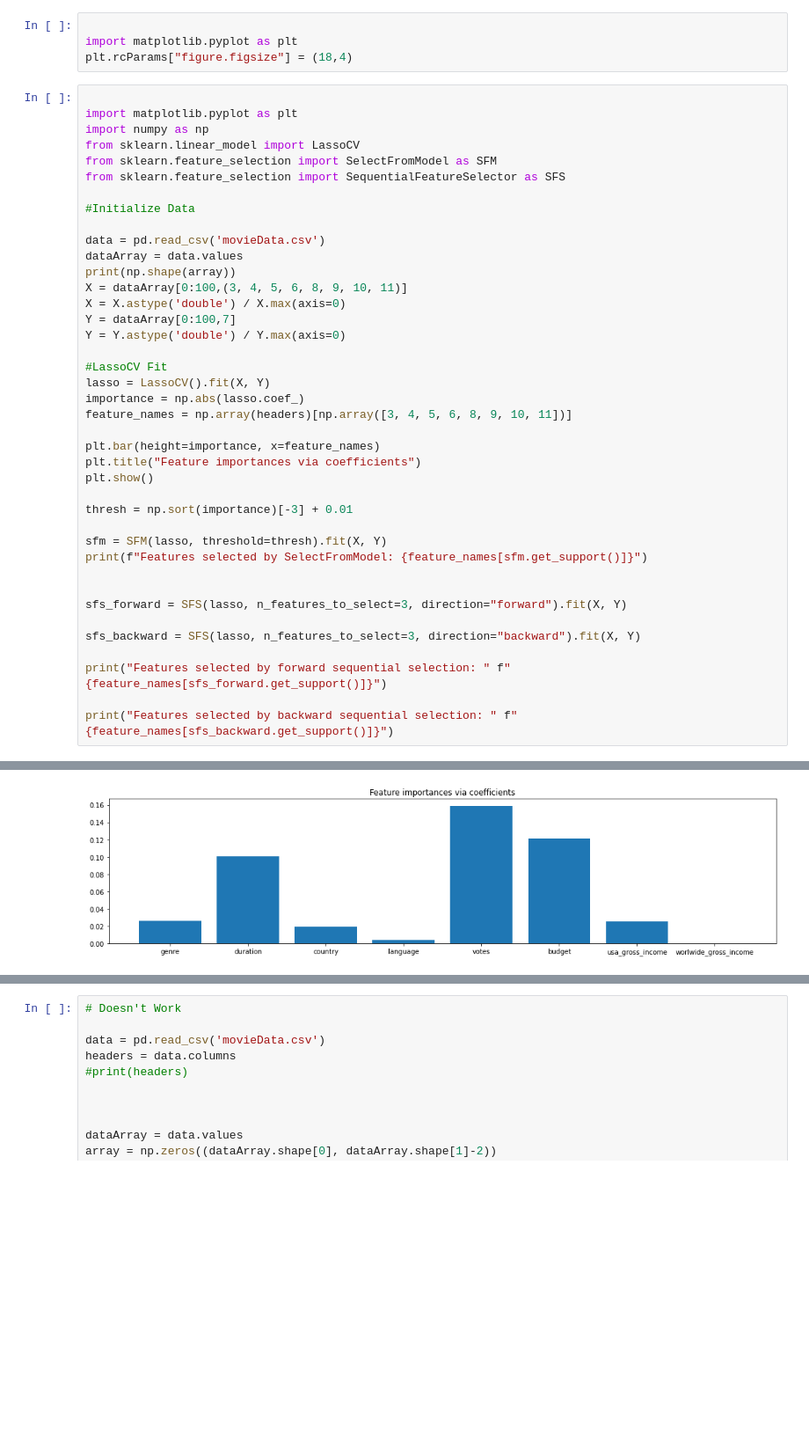
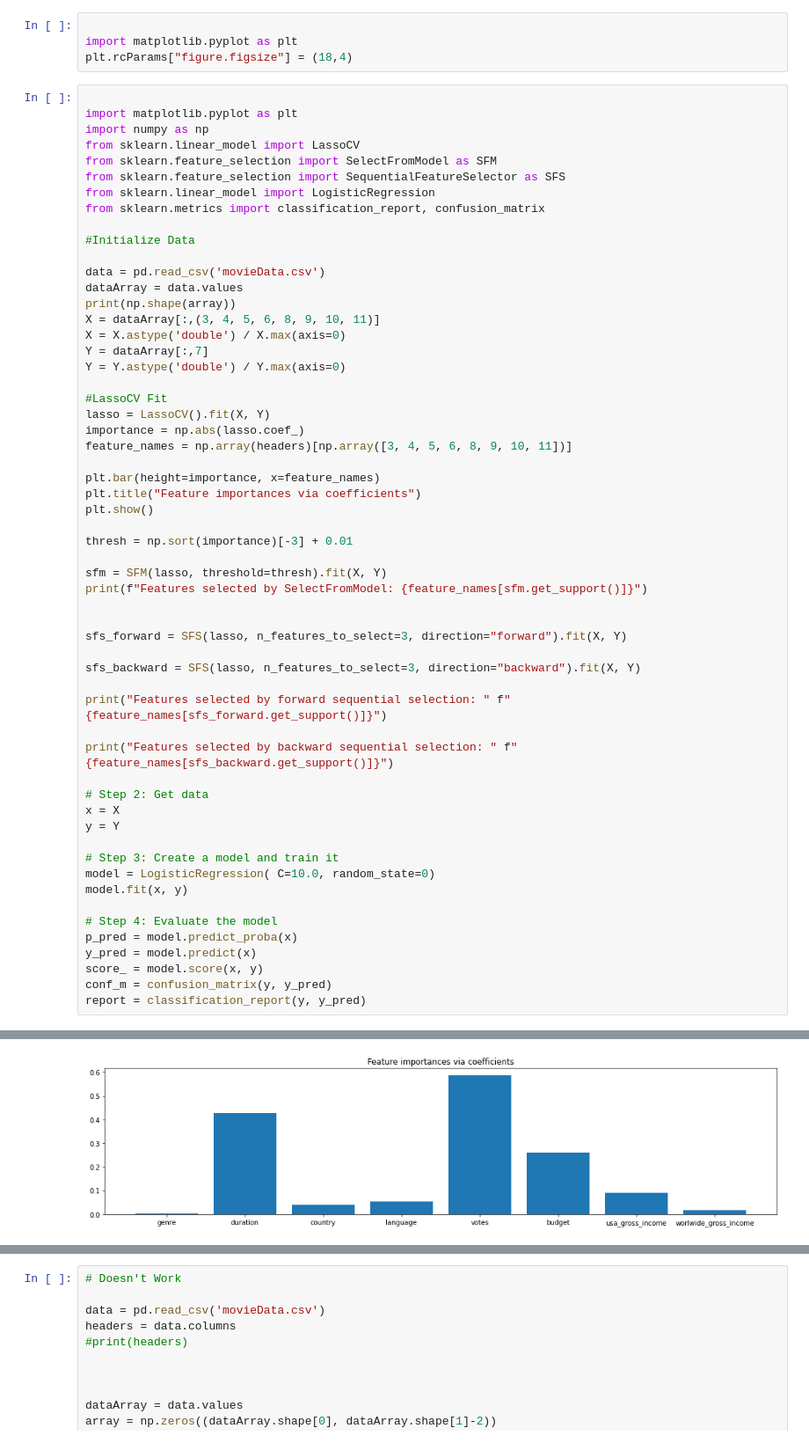
Before and after one commit to MaxwellXChen/Machine-Learning-and-Movies, a Jupyter notebook: DataProcecssing.ipynb, the cells around one changed output, grey strips where cells are left out. Shown at 88% size. Saved outputs shown, nothing was run; the diff lists cells and outputs as text; blank space fills up the shorter version.

```diff
--- a/DataProcecssing.ipynb
+++ b/DataProcecssing.ipynb
@@ -84,39 +84,56 @@ import numpy as np
 from sklearn.linear_model import LassoCV
 from sklearn.feature_selection import SelectFromModel as SFM
 from sklearn.feature_selection import SequentialFeatureSelector as SFS
+from sklearn.linear_model import LogisticRegression
+from sklearn.metrics import classification_report, confusion_matrix
 
 #Initialize Data
 
 data = pd.read_csv('movieData.csv')
 dataArray = data.values
 print(np.shape(array))
-X = dataArray[0:100,(3, 4, 5, 6, 8, 9, 10, 11)]
+X = dataArray[:,(3, 4, 5, 6, 8, 9, 10, 11)]
 X = X.astype('double') / X.max(axis=0)
-Y = dataArray[0:100,7]
+Y = dataArray[:,7]
 Y = Y.astype('double') / Y.max(axis=0)
 
 #LassoCV Fit
 lasso = LassoCV().fit(X, Y)
 importance = np.abs(lasso.coef_)
 feature_names = np.array(headers)[np.array([3, 4, 5, 6, 8, 9, 10, 11])]
 
 plt.bar(height=importance, x=feature_names)
 plt.title("Feature importances via coefficients")
 plt.show()
 
 thresh = np.sort(importance)[-3] + 0.01
 
 sfm = SFM(lasso, threshold=thresh).fit(X, Y)
 print(f"Features selected by SelectFromModel: {feature_names[sfm.get_support()]}")
 
 
 sfs_forward = SFS(lasso, n_features_to_select=3, direction="forward").fit(X, Y)
 
 sfs_backward = SFS(lasso, n_features_to_select=3, direction="backward").fit(X, Y)
 
 print("Features selected by forward sequential selection: " f"{feature_names[sfs_forward.get_support()]}")
 
 print("Features selected by backward sequential selection: " f"{feature_names[sfs_backward.get_support()]}")
+
+# Step 2: Get data
+x = X
+y = Y
+
+# Step 3: Create a model and train it
+model = LogisticRegression( C=10.0, random_state=0)
+model.fit(x, y)
+
+# Step 4: Evaluate the model
+p_pred = model.predict_proba(x)
+y_pred = model.predict(x)
+score_ = model.score(x, y)
+conf_m = confusion_matrix(y, y_pred)
+report = classification_report(y, y_pred)
 # %% [output]
 (6083, 13)
-[figure, old version]
+[figure, new version]
```
Also changed, not shown: parts of 1 cell of this notebook.
